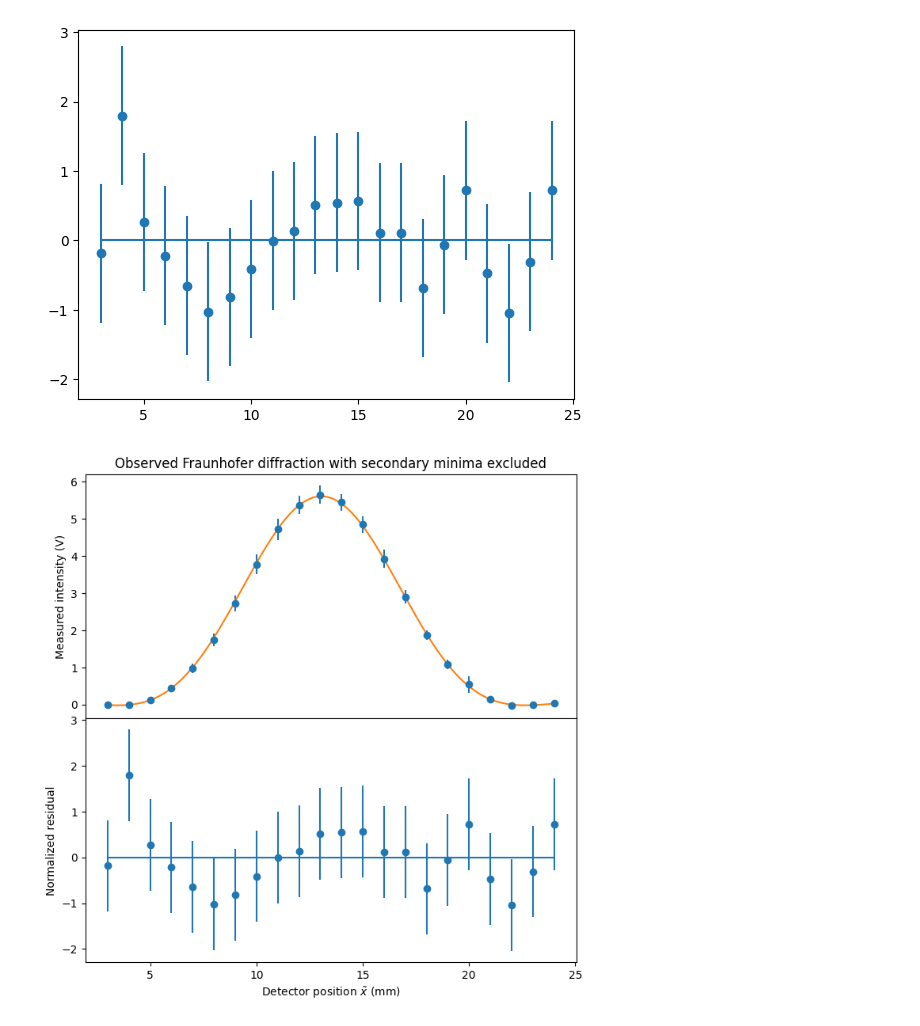
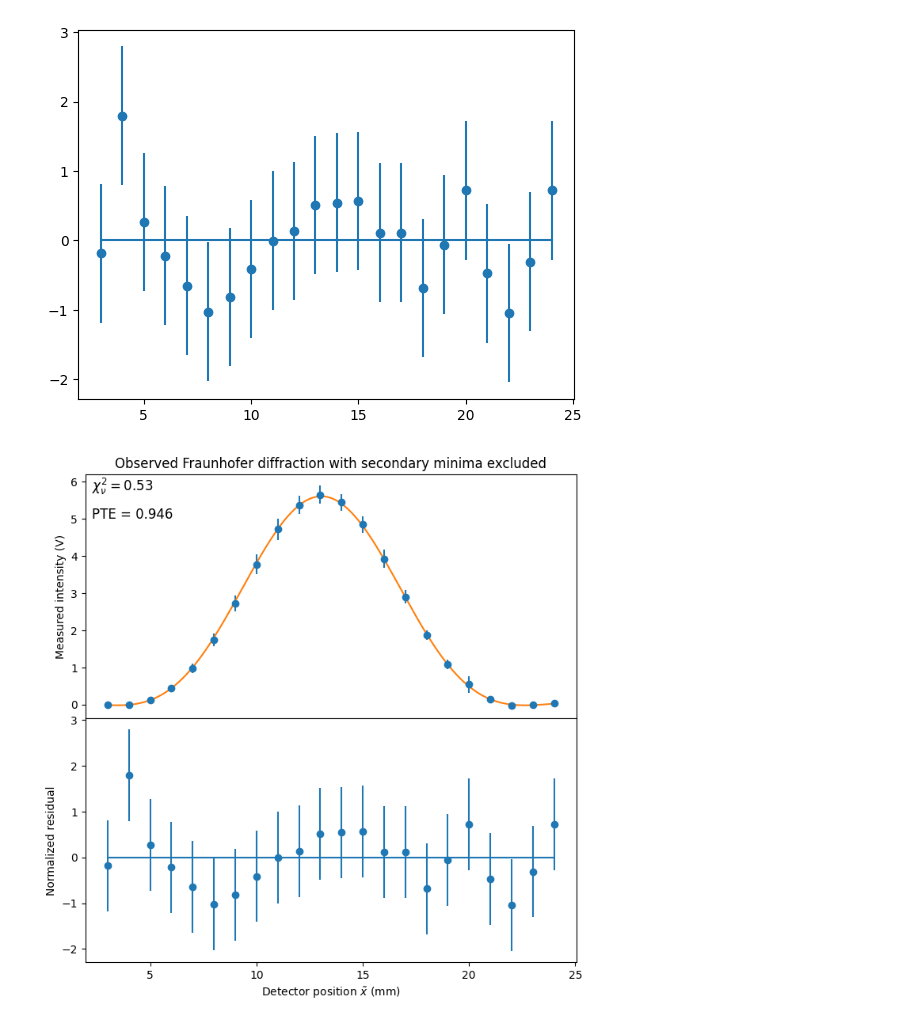
Before and after one commit to cneelyhmc/phys134-exp1, a Jupyter notebook: exp1_fraunhofer.ipynb, the cells around one changed output. Cells and saved outputs as stored; diff of their text form; code cells hidden in the pictures.

Commit message:
newer figure

```diff
--- a/exp1_fraunhofer.ipynb
+++ b/exp1_fraunhofer.ipynb
@@ -213,20 +213,24 @@ plt.hlines(0, min(x_means), max(x_means))
 # %%
 # plot the fit and normalized residuals on the same figure
 
 fig, axs = plt.subplots(2, 1, figsize=(8, 8), sharex=True)
 fig.subplots_adjust(hspace=0)
 
 axs[0].errorbar(x_means, y_means, 3*y_sems, fmt='o', linestyle='')
 axs[0].plot(xfit4plot, yfit4plot, label = "fit")
 # axs[0].set_xlabel(r"Detector position $\tilde x$ (mm)")
 axs[0].set_ylabel("Measured intensity (V)")
 axs[0].set_title("Observed Fraunhofer diffraction with secondary minima excluded")
 
+axs[0].text(2.25, 5.75, r"$\chi_\nu^2 = $" + str(round(red_chi_sq, 3)), fontsize=12)
+axs[0].text(2.25, 5, "PTE = " + str(round(PTE, 3)), fontsize=12)
+
+
 axs[1].errorbar(x_means, norm_resids, np.ones(len(x_means)), fmt="o", label="data")
 axs[1].hlines(0, min(x_means), max(x_means))
 axs[1].set_xlabel(r"Detector position $\tilde x$ (mm)")
 axs[1].set_ylabel("Normalized residual")
 
 axs[1].sharex(axs[0])
 # %% [output]
-[figure, old version]
+[figure, new version]
```
